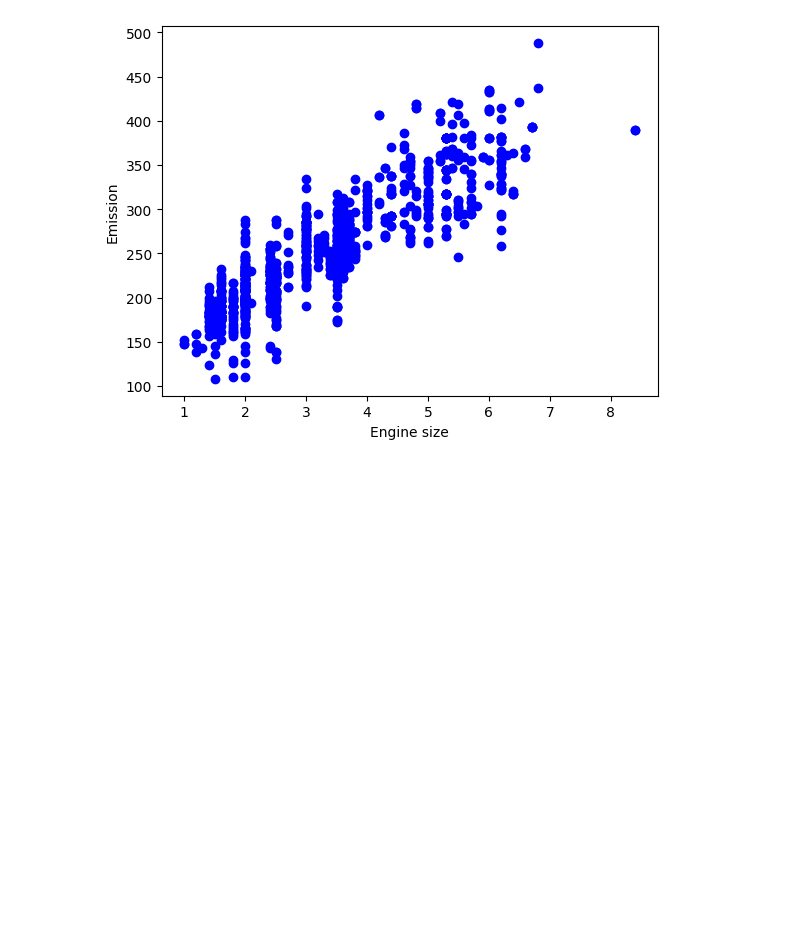
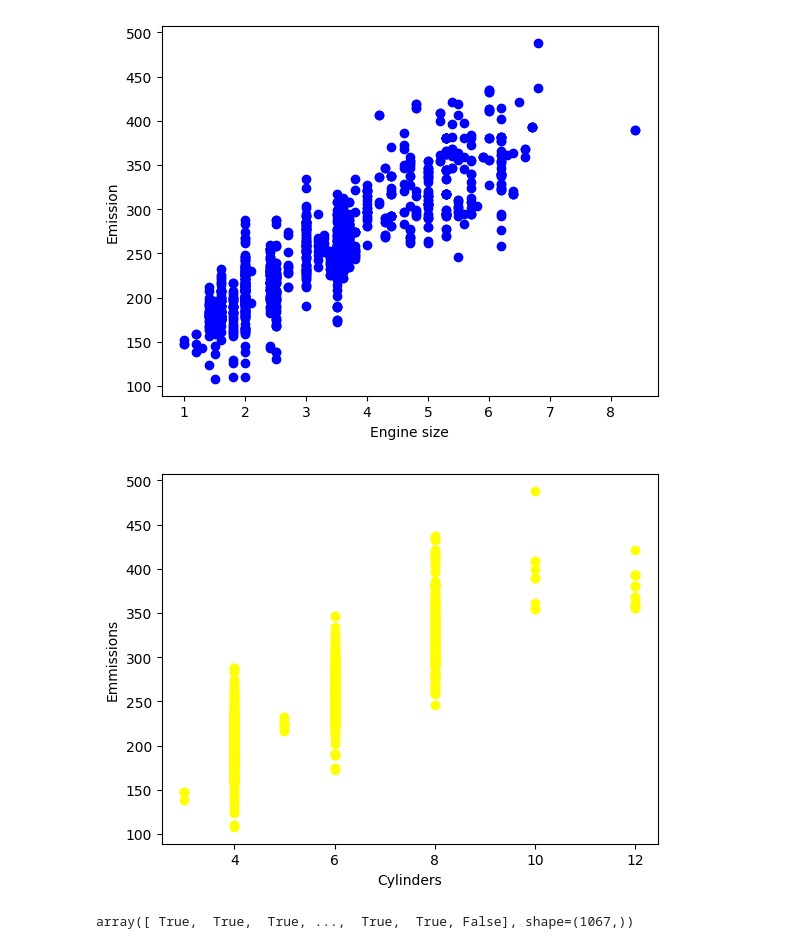
Before and after one commit to kimia-yousefi/regression, a Jupyter notebook: SimpleLinearRegression/SimpleLinearReg.ipynb, the cells around one changed output. Saved outputs shown, nothing was run; the diff lists cells and outputs as text; code cells hidden in the pictures; blank space fills up the shorter version.

```diff
--- a/SimpleLinearRegression/SimpleLinearReg.ipynb
+++ b/SimpleLinearRegression/SimpleLinearReg.ipynb
@@ -64,3 +64,16 @@ plt.ylabel("Emission")
 plt.show()
 # %% [output]
 [figure]
+# %%
+plt.scatter(cdf.CYLINDERS,cdf.CO2EMISSIONS, color='yellow')
+plt.xlabel('Cylinders')
+plt.ylabel('Emmissions')
+plt.show()
+# %% [output]
+[figure, added]
+# %%
+#80% train 20% test
+msk = np.random.rand(len(df)) < 0.8
+msk
+# %% [output]
+array([ True,  True,  True, ...,  True,  True, False], shape=(1067,))
```
Also changed, not shown: parts of 2 cells of this notebook.
